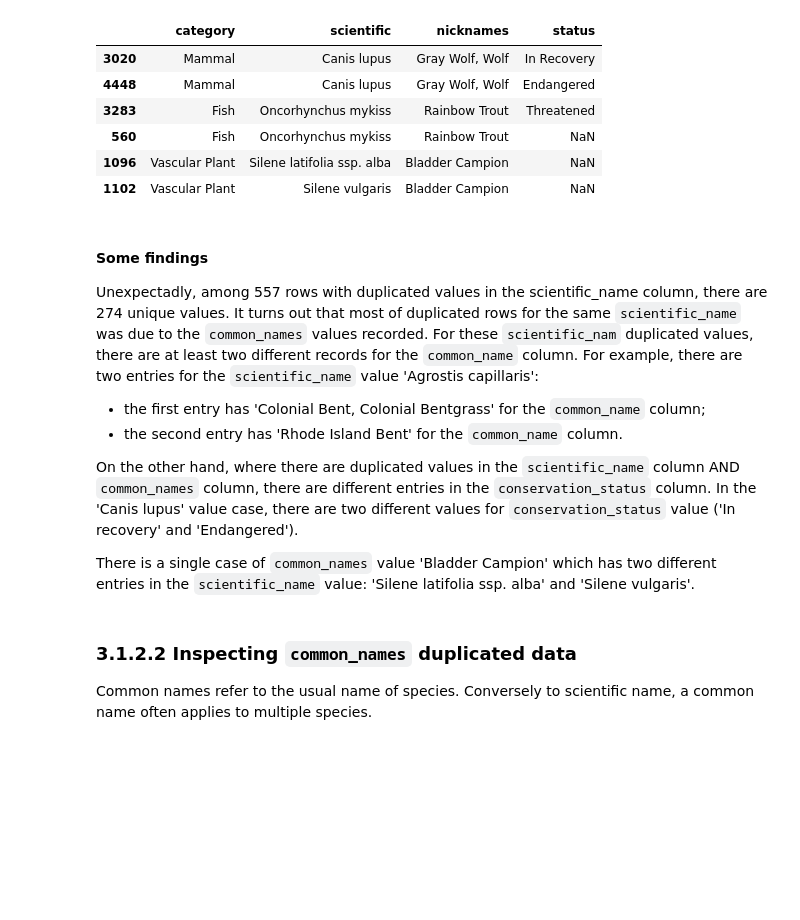
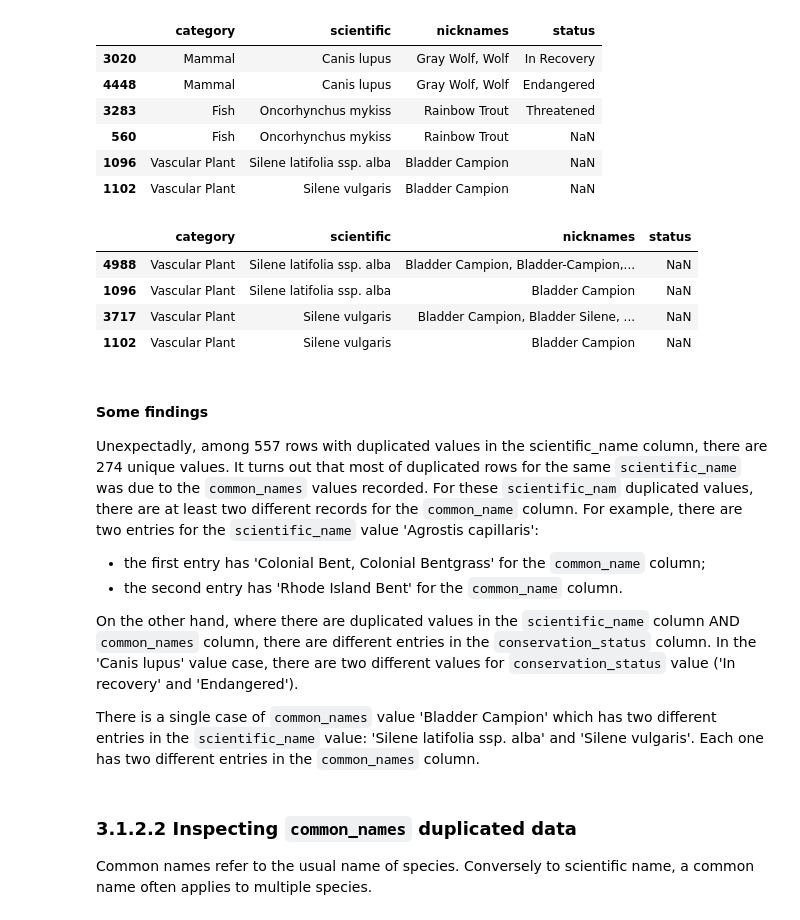
Before and after one commit to ElianeSato/biodiversity, a Jupyter notebook: biodiversity.ipynb, the cells around one changed output. Saved outputs shown, nothing was run; the diff lists cells and outputs as text; code cells hidden in the pictures; blank space fills up the shorter version.

Commit message:
Start removing duplicated data in the species dataset

```diff
--- a/biodiversity.ipynb
+++ b/biodiversity.ipynb
@@ -233,6 +233,16 @@ species_dup_scientific[species_dup_scientific.duplicated(subset=['nicknames'], k
 | 560 | Fish | Oncorhynchus mykiss | Rainbow Trout | NaN |
 | 1096 | Vascular Plant | Silene latifolia ssp. alba | Bladder Campion | NaN |
 | 1102 | Vascular Plant | Silene vulgaris | Bladder Campion | NaN |
+# %%
+species_dup_scientific[(species_dup_scientific.scientific == 'Silene vulgaris') |  \
+                       (species_dup_scientific.nicknames == 'Bladder Campion') | \
+                      (species_dup_scientific.scientific == 'Silene latifolia ssp. alba')]
+# %% [output]
+|  | category | scientific | nicknames | status |
+| 4988 | Vascular Plant | Silene latifolia ssp. alba | Bladder Campion, Bladder-Campion,... | NaN |
+| 1096 | Vascular Plant | Silene latifolia ssp. alba | Bladder Campion | NaN |
+| 3717 | Vascular Plant | Silene vulgaris | Bladder Campion, Bladder Silene, ... | NaN |
+| 1102 | Vascular Plant | Silene vulgaris | Bladder Campion | NaN |
 # %% [markdown]
 #### Some findings
 Unexpectadly, among 557 rows with duplicated values in the scientific_name column, there are 274 unique values.
@@ -242,7 +252,7 @@ It turns out that most of duplicated rows for the same `scientific_name` was due
 
 On the other hand, where there are duplicated values in the `scientific_name` column AND `common_names` column, there are different entries in the `conservation_status` column. In the 'Canis lupus' value case, there are two different values for `conservation_status` value ('In recovery' and 'Endangered').
 
-There is a single case of `common_names` value 'Bladder Campion' which has two different entries in the `scientific_name` value: 'Silene latifolia ssp. alba' and 'Silene vulgaris'.
+There is a single case of `common_names` value 'Bladder Campion' which has two different entries in the `scientific_name` value: 'Silene latifolia ssp. alba' and 'Silene vulgaris'. Each one has two different entries in the `common_names` column.
 # %% [markdown]
 ### 3.1.2.2 Inspecting `common_names` duplicated data
 
```
Also changed, not shown: parts of 2 cells of this notebook.
